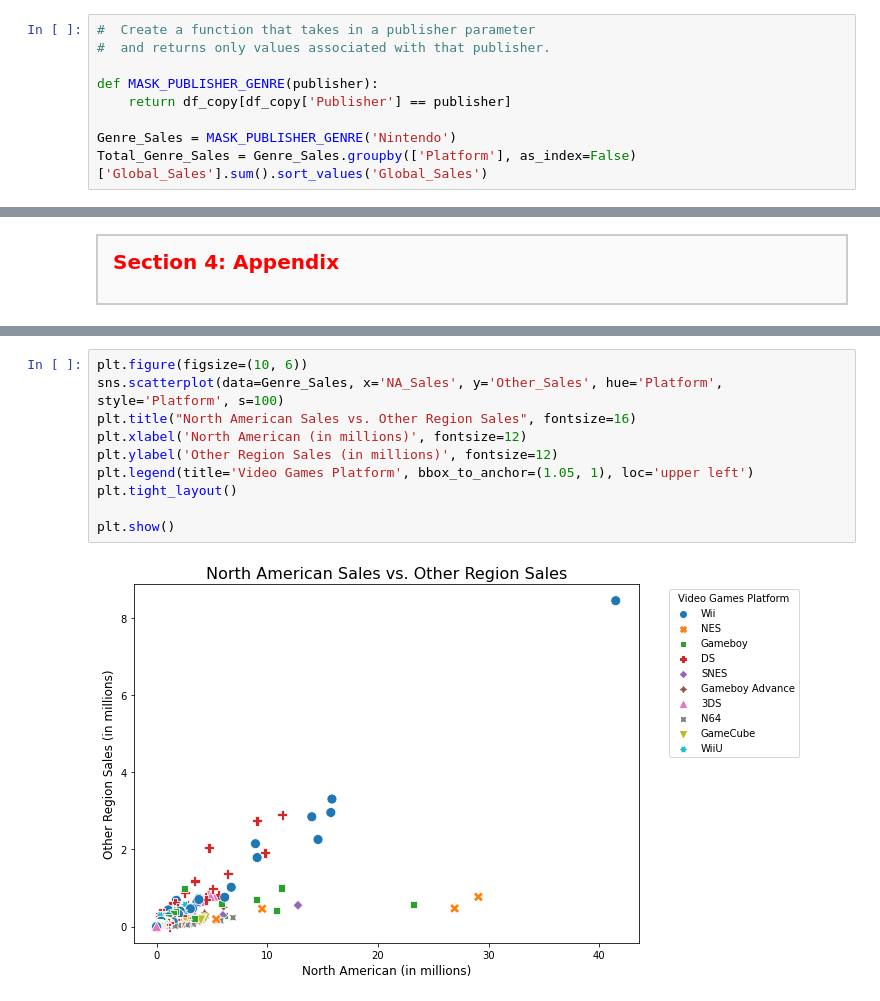
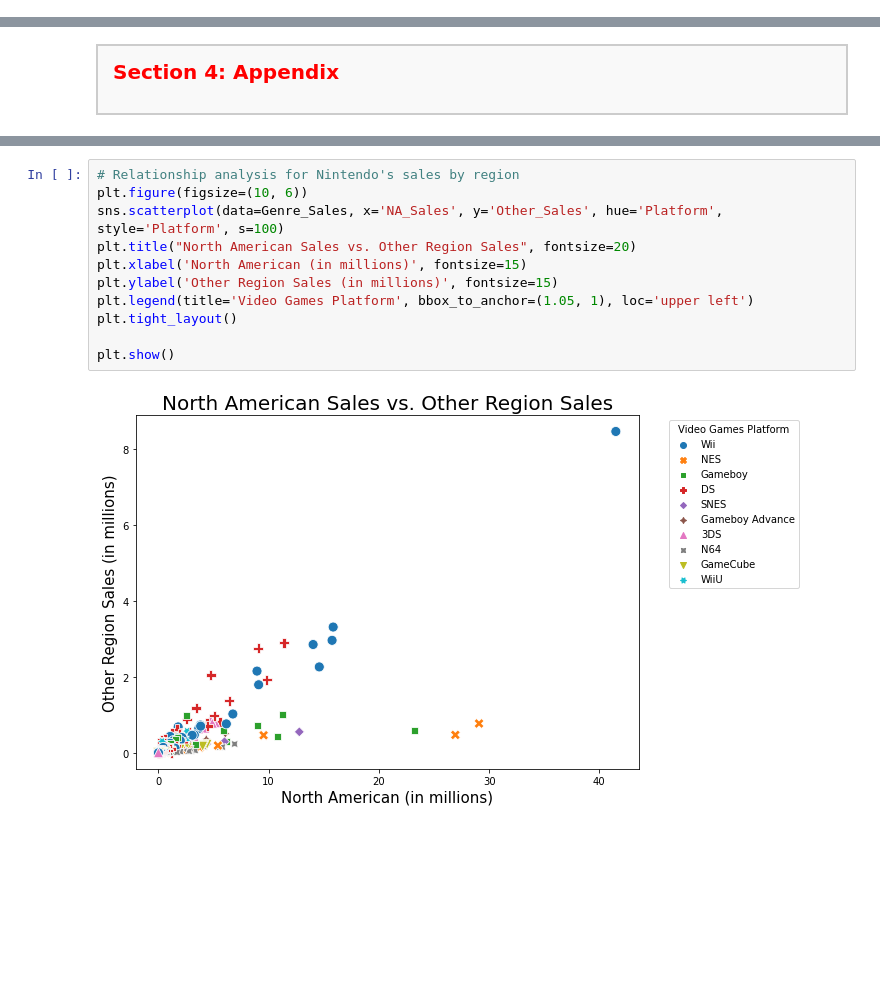
Before and after one commit to chrisheimbuch/nintendo-game-sales-eda, a Jupyter notebook: nintendo game sales eda.ipynb, the cells around one changed output, grey strips where cells are left out. Drawn from its saved outputs; the diff is of its cells as text; blank space fills up the shorter version.

```diff
--- a/nintendo game sales eda.ipynb
+++ b/nintendo game sales eda.ipynb
@@ -378,9 +410,0 @@ plt.show()
-# %%
-#  Create a function that takes in a publisher parameter
-#  and returns only values associated with that publisher.
-
-def MASK_PUBLISHER_GENRE(publisher):
-    return df_copy[df_copy['Publisher'] == publisher]
-
-Genre_Sales = MASK_PUBLISHER_GENRE('Nintendo')
-Total_Genre_Sales = Genre_Sales.groupby(['Platform'], as_index=False)['Global_Sales'].sum().sort_values('Global_Sales')
@@ -462,12 +574,13 @@ plt.show()
 # %%
+# Relationship analysis for Nintendo's sales by region
 plt.figure(figsize=(10, 6))
 sns.scatterplot(data=Genre_Sales, x='NA_Sales', y='Other_Sales', hue='Platform', style='Platform', s=100)
-plt.title("North American Sales vs. Other Region Sales", fontsize=16)
-plt.xlabel('North American (in millions)', fontsize=12)
-plt.ylabel('Other Region Sales (in millions)', fontsize=12)
+plt.title("North American Sales vs. Other Region Sales", fontsize=20)
+plt.xlabel('North American (in millions)', fontsize=15)
+plt.ylabel('Other Region Sales (in millions)', fontsize=15)
 plt.legend(title='Video Games Platform', bbox_to_anchor=(1.05, 1), loc='upper left')
 plt.tight_layout()
 
 plt.show()
 # %% [output]
-[figure, old version]
+[figure, new version]
```
Also changed, not shown: parts of 21 cells of this notebook.
